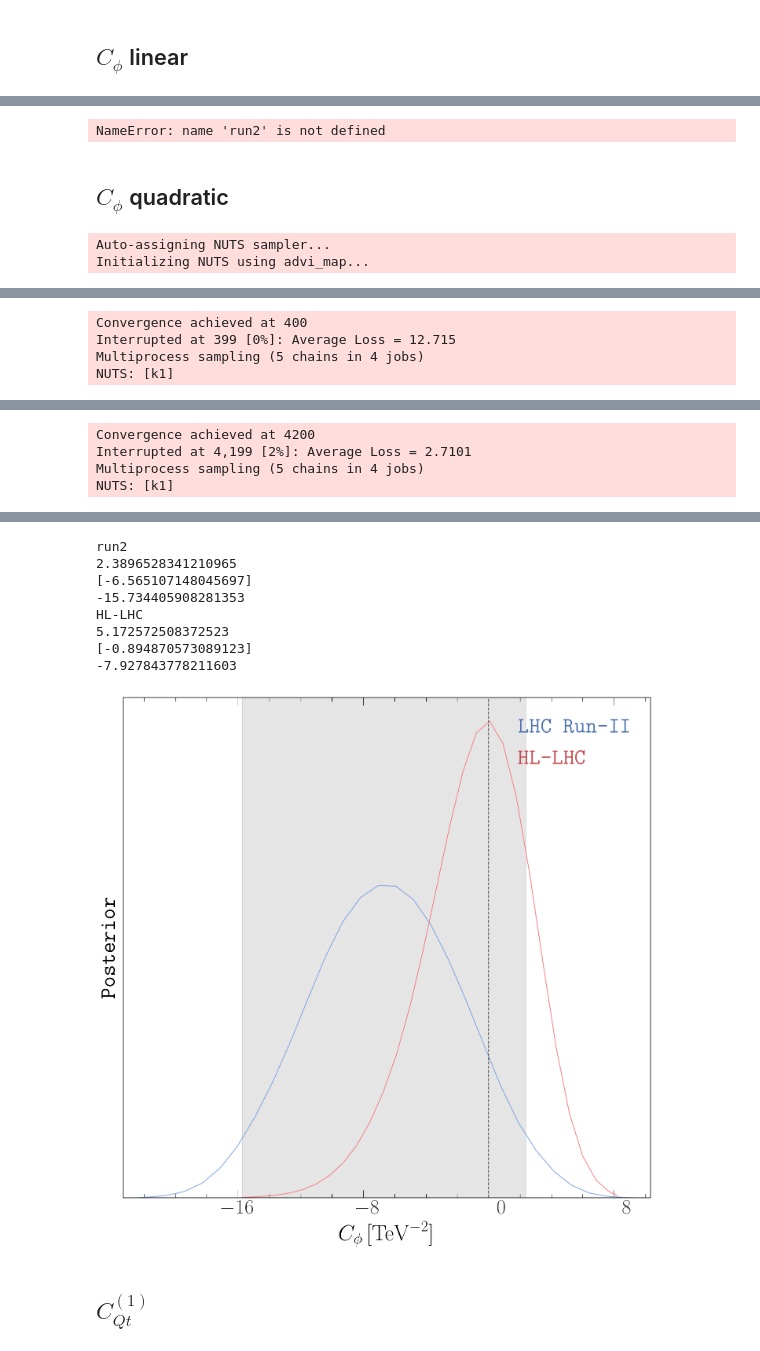
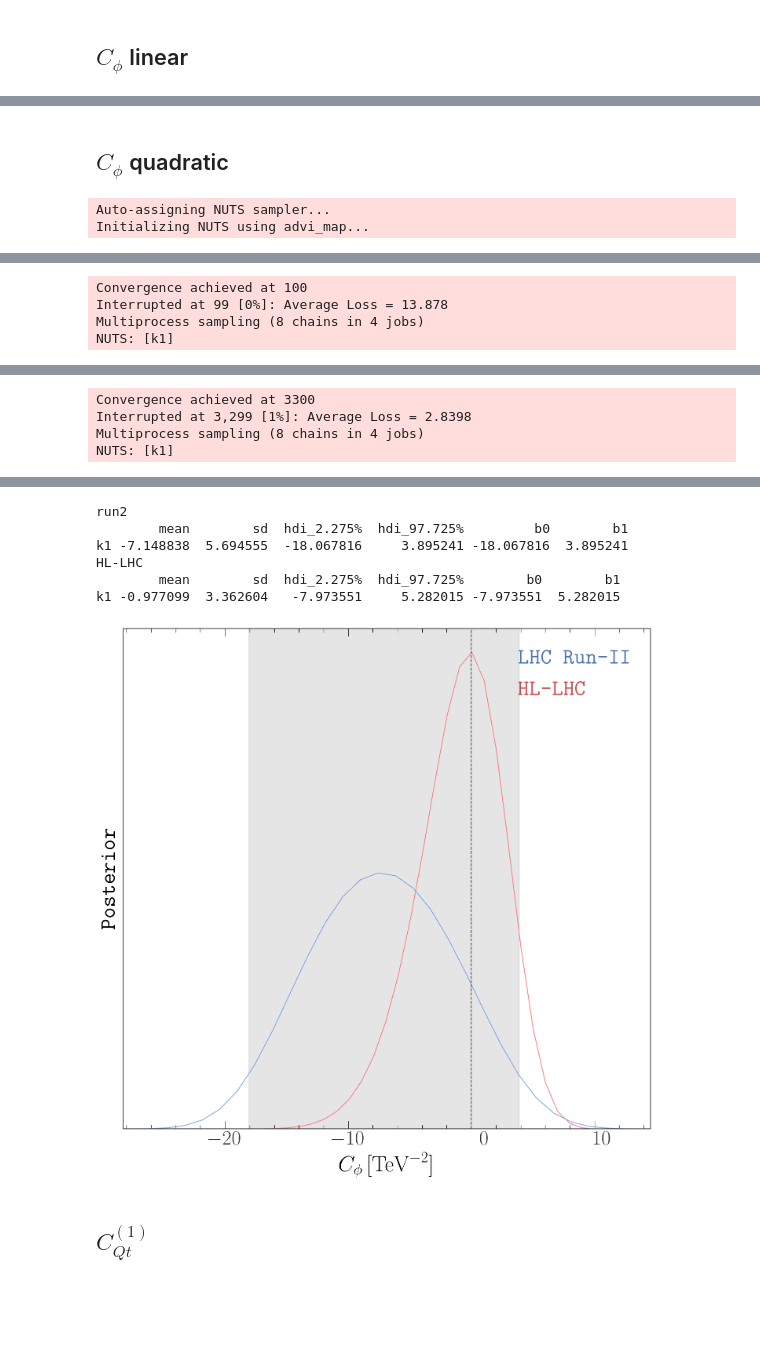
Before and after one commit to alasfar-lina/trilinear4tops, a Jupyter notebook: Notebooks/Single-param.ipynb, the cells around one changed output, grey strips where cells are left out. Cells and saved outputs as stored; diff of their text form; code cells hidden in the pictures; blank space fills up the shorter version.

```diff
--- a/Notebooks/Single-param.ipynb
+++ b/Notebooks/Single-param.ipynb
@@ -18,8 +18,9 @@ import pygtc
 import json
 ######
 import sys
+
 sys.path.append('../HelpherFunctions/')
-from Chi2 import *
+from Chi2Allvar import *
 from fancyspplot import *
 ## ***************************************************************************
 ## * RC param                                                                 *
@@ -44,6 +45,7 @@ filename ="../results/data.yaml"
 stream = open(filename, 'r')#
 data = yaml.safe_load(stream)
 #
+dirc= '/beegfs/desy/user/lalasfar/trilinear4tops'
 colpastil = ['#9cadce','#937eba','#f09494','#72bbd0','#52b2cf','#ffafcc','#d3ab9e' ]
 NBINS = 100
 LambdaNP2 = 1e+3**2
@@ -109,9 +111,13 @@ def runMCMC1param(likelihood, limits, trace_dir='', config=[], fit=True):
 
     if fit:
         with model:
+       #     theano.config.compute_test_value = "off"
             trace = pm.sample(config[0], tune=int(np.max([1000,config[0]/5])), cores=4, target_accept=config[1], chains=config[2], init='advi_map')
 #             print(az.summary(trace, round_to=5)) # Turn on to print summary
-            if trace_dir != '': pm.save_trace(trace=trace, directory=trace_dir, overwrite=True)
+       #     theano.config.compute_test_value = "off"
+           # if trace_dir != '': pm.save_trace(trace=trace, directory=trace_dir, overwrite=True)
+            with open(trace_dir, 'wb') as buff:
+                pickle.dump({'model': model, 'trace': trace}, buff)
         return trace, model
     return model
 # %%
@@ -244,46 +243,22 @@ HL-LHC
-# %%
-run2
--0.7220430781690996
-[-12.981418884704478]
--25.047295216879686
-HL-LHC
-6.358723638078866
-[0.010191821757746725]
--6.032559390307673
-run2
-1.9347731091657978
-[-9.613928600801284]
--21.128559405535814
-HL-LHC
-6.253994386617045
-[0.018826658162848273]
--6.150553323972925
-# %% [output]
-NameError: name 'run2' is not defined
 # %% [markdown]
 ## $C_\phi$ quadratic
 # %%
-llCqtm =lambda CH :mylikelihood('Cqtqb8',0.0,CH,data,experiments=['ATLAS','CMS'],HiggsChannels=['ggf','vbf','ttxh','vh','wh','zh']
-                                                                           ,TopChannels=None,l3mode='quadratic',linearmu=True)
-
-
-llCqtq =lambda CH :mylikelihood('Cqtqb8',0.0,CH,data,experiments=['HL-LHC'],
-                                                                           HiggsChannels=['ggf','vbf','wh','zh','ttxhhllhc']
-                                                                           ,TopChannels=None,l3mode='quadratic',linearmu=True)
-
+llCqtm =lambda CH : mylikelihoodAV(0,0,0,0,CH,data,collider='Run-II',mode='fin',l3mode='quadratic')
+llCqtq =lambda CH : mylikelihoodAV(0,0,0,0,CH,data,collider='HL-LHC',mode='fin',l3mode='quadratic')
 limits = [-30, 20]
-config = [15000, 0.8, 5]
-
-trace_1, model_1 = runMCMC1param(llCqtm, limits, config=config)
-trace_2, model_2 = runMCMC1param(llCqtq, limits, config=config)
+config = [500000, 0.8, 8]
+trace_dir1=dirc+'/results/fits/Cphi_LHC_RunII_quadl3_rge.pickle'
+trace_dir2=dirc+'/results/fits/Cphi_HL-LHC_quadl3_rge.pickle'
+trace_1, model_1 = runMCMC1param(llCqtm, limits, config=config,trace_dir=trace_dir1)
+trace_2, model_2 = runMCMC1param(llCqtq, limits, config=config,trace_dir=trace_dir2)
 df_cphi_quad=plotdist(trace_1,trace_2,'../results/plots/single_param/Cphi-quadratic.pdf','$C_\phi$' ,limits)
 # %% [output]
 Auto-assigning NUTS sampler...
 Initializing NUTS using advi_map...
 [interactive output not drawn]
 [interactive output not drawn]
-Convergence achieved at 400
-Interrupted at 399 [0%]: Average Loss = 12.715
-Multiprocess sampling (5 chains in 4 jobs)
+Convergence achieved at 100
+Interrupted at 99 [0%]: Average Loss = 13.878
+Multiprocess sampling (8 chains in 4 jobs)
 NUTS: [k1]
 [interactive output not drawn]
@@ -292,8 +267,8 @@ Auto-assigning NUTS sampler...
 Initializing NUTS using advi_map...
 [interactive output not drawn]
 [interactive output not drawn]
-Convergence achieved at 4200
-Interrupted at 4,199 [2%]: Average Loss = 2.7101
-Multiprocess sampling (5 chains in 4 jobs)
+Convergence achieved at 3300
+Interrupted at 3,299 [1%]: Average Loss = 2.8398
+Multiprocess sampling (8 chains in 4 jobs)
 NUTS: [k1]
 [interactive output not drawn]
@@ -301,14 +276,12 @@ Sampling 5 chains for 3_000 tune and 15_000 draw iterations (15_000 + 75_000 dra
 Got error No model on context stack. trying to find log_likelihood in translation.
 Got error No model on context stack. trying to find log_likelihood in translation.
 run2
-2.3896528341210965
-[-6.565107148045697]
--15.734405908281353
+        mean        sd  hdi_2.275%  hdi_97.725%         b0        b1
+k1 -7.148838  5.694555  -18.067816     3.895241 -18.067816  3.895241
 HL-LHC
-5.172572508372523
-[-0.894870573089123]
--7.927843778211603
+        mean        sd  hdi_2.275%  hdi_97.725%        b0        b1
+k1 -0.977099  3.362604   -7.973551     5.282015 -7.973551  5.282015
-[figure, old version]
+[figure, new version]
 # %% [markdown]
 ## $C_{Qt}^{(1)}$
 # %%
```
Also changed, not shown: parts of 10 cells of this notebook, 26 other files.
